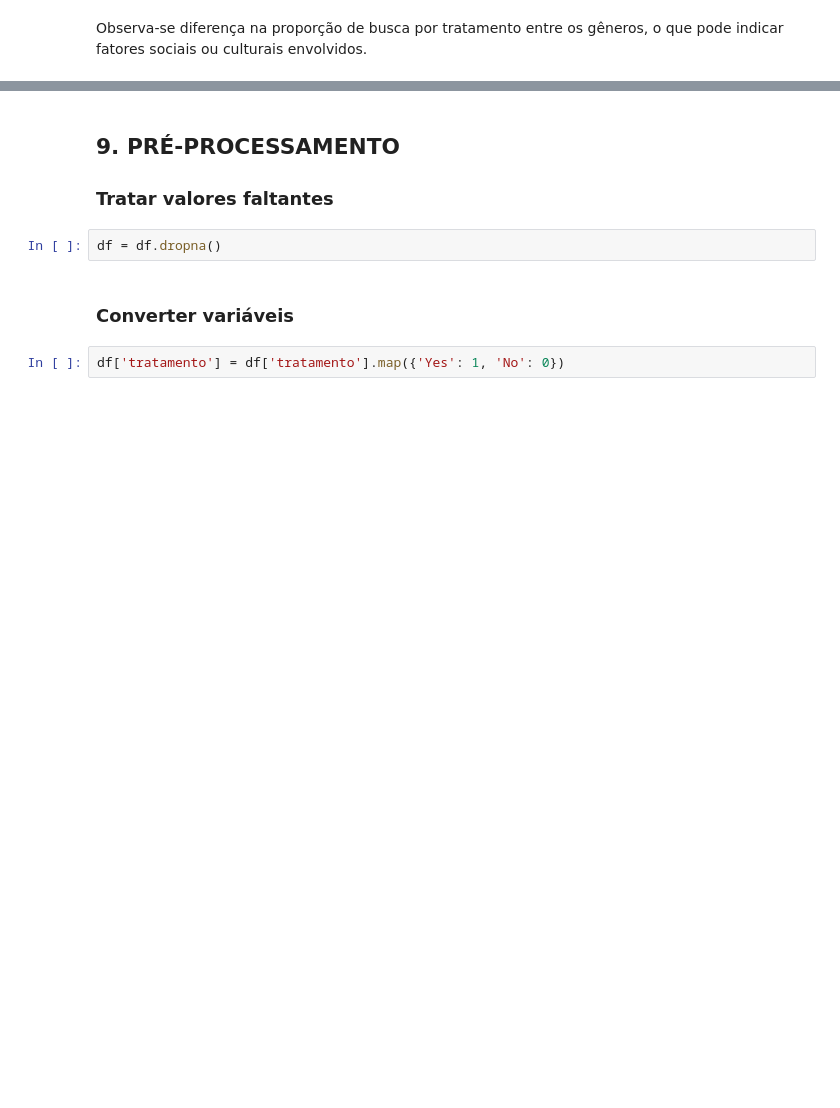
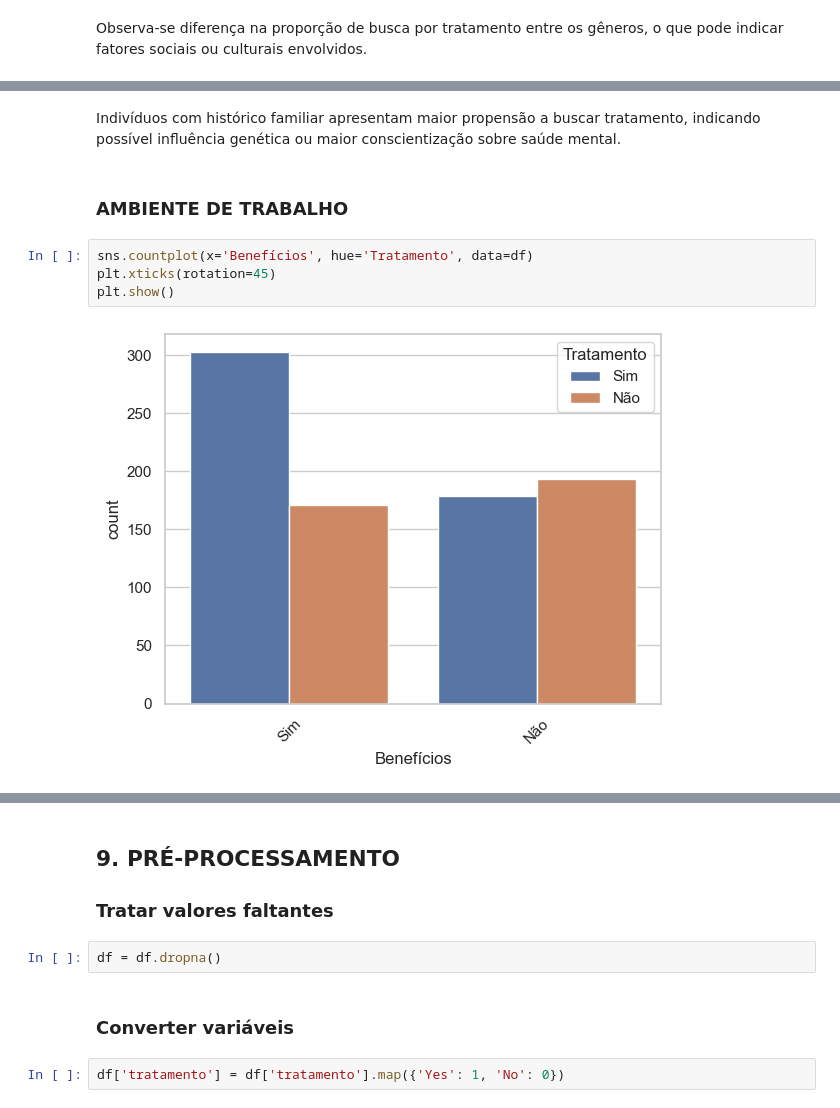
Before and after one commit to AlanTiem/MPV_Analise_Dados_Boas_Praticas, a Jupyter notebook: MPV_Analise_Dados_Boas_Praticas.ipynb, the cells around one changed output, grey strips where cells are left out. Saved outputs shown, nothing was run; the diff lists cells and outputs as text; blank space fills up the shorter version.

```diff
--- a/MPV_Analise_Dados_Boas_Praticas.ipynb
+++ b/MPV_Analise_Dados_Boas_Praticas.ipynb
@@ -263,0 +298,10 @@ Observa-se diferença na proporção de busca por tratamento entre os gêneros,
+# %% [markdown]
+Indivíduos com histórico familiar apresentam maior propensão a buscar tratamento, indicando possível influência genética ou maior conscientização sobre saúde mental.
+# %% [markdown]
+### AMBIENTE DE TRABALHO
+# %%
+sns.countplot(x='Benefícios', hue='Tratamento', data=df)
+plt.xticks(rotation=45)
+plt.show()
+# %% [output]
+[figure, added]
```
Also changed, not shown: parts of 23 cells of this notebook.
